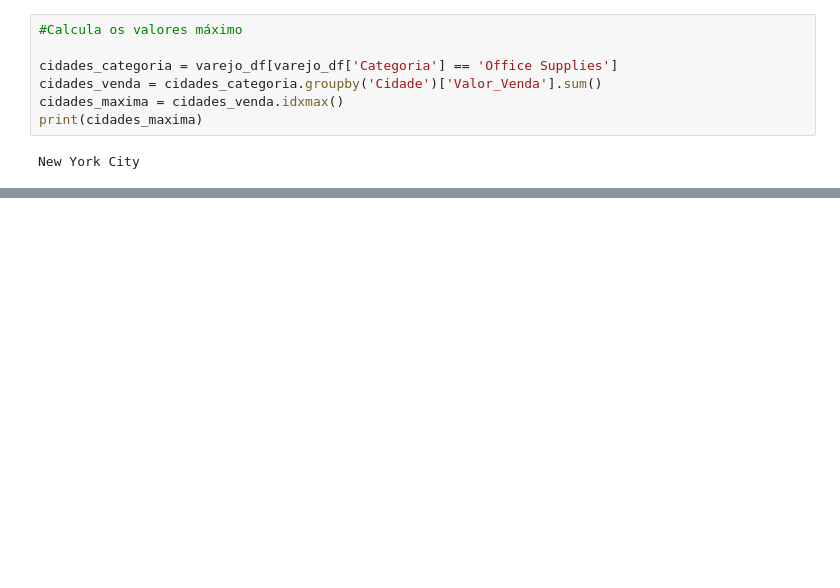
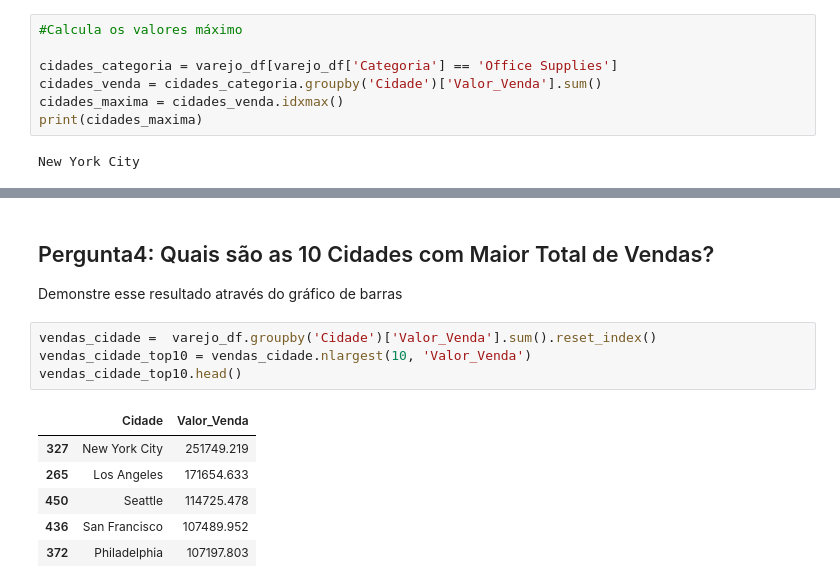
Before and after one commit to eduardamota/Pyhton-DSA, a Jupyter notebook: Cap13/Projeto2-Problema Varejo.ipynb, the cells around one changed output, grey strips where cells are left out. Drawn from its saved outputs; the diff is of its cells as text; blank space fills up the shorter version.

```diff
--- a/Cap13/Projeto2-Problema Varejo.ipynb
+++ b/Cap13/Projeto2-Problema Varejo.ipynb
@@ -117,0 +170,14 @@ New York City
+# %% [markdown]
+## Pergunta4: Quais são as 10 Cidades com Maior Total de Vendas?
+Demonstre esse resultado através do gráfico de barras
+# %%
+vendas_cidade =  varejo_df.groupby('Cidade')['Valor_Venda'].sum().reset_index()
+vendas_cidade_top10 = vendas_cidade.nlargest(10, 'Valor_Venda')
+vendas_cidade_top10.head()
+# %% [output]
+|  | Cidade | Valor_Venda |
+| 327 | New York City | 251749.219 |
+| 265 | Los Angeles | 171654.633 |
+| 450 | Seattle | 114725.478 |
+| 436 | San Francisco | 107489.952 |
+| 372 | Philadelphia | 107197.803 |
```
Also changed, not shown: parts of 8 cells of this notebook.
